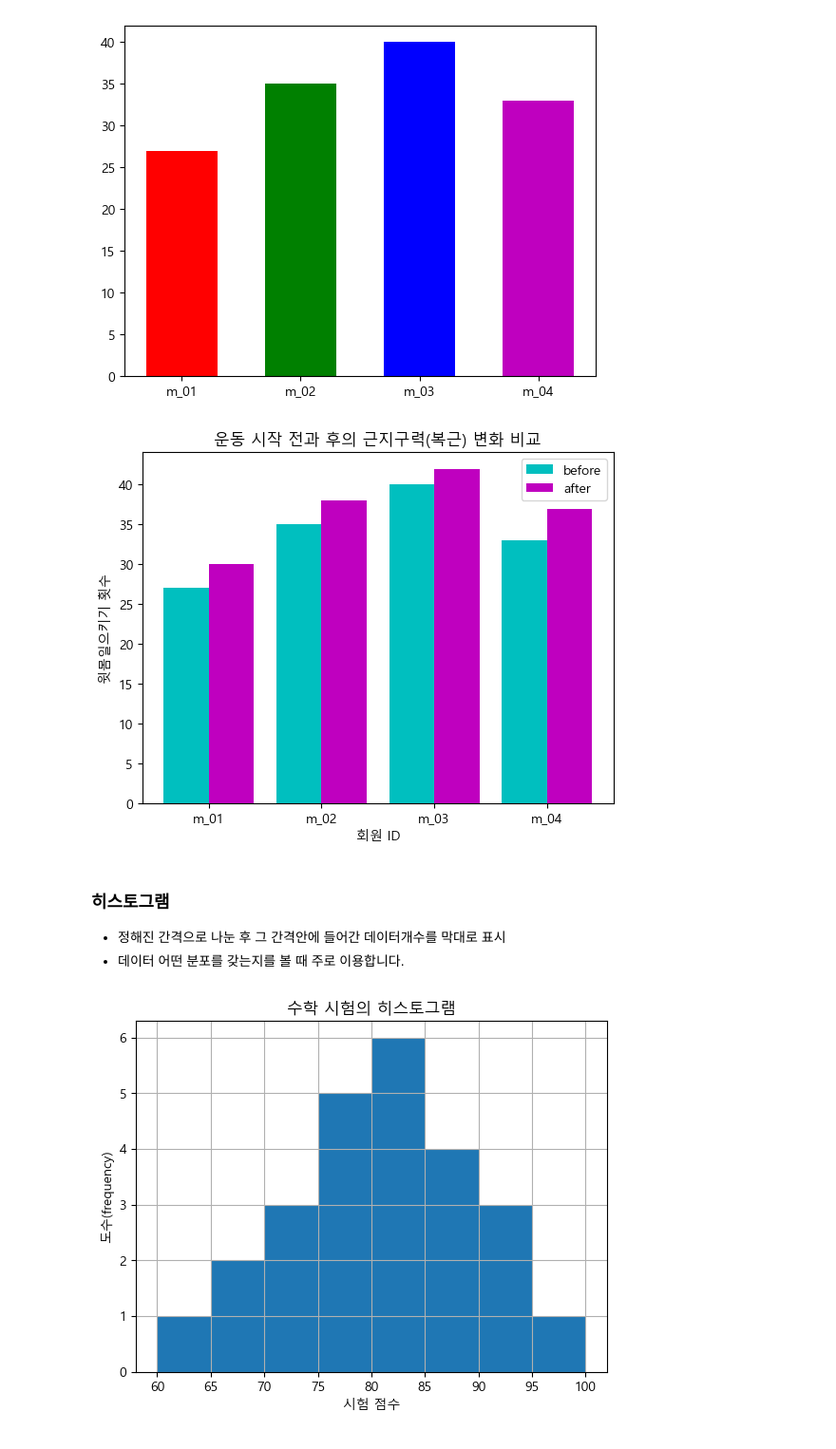
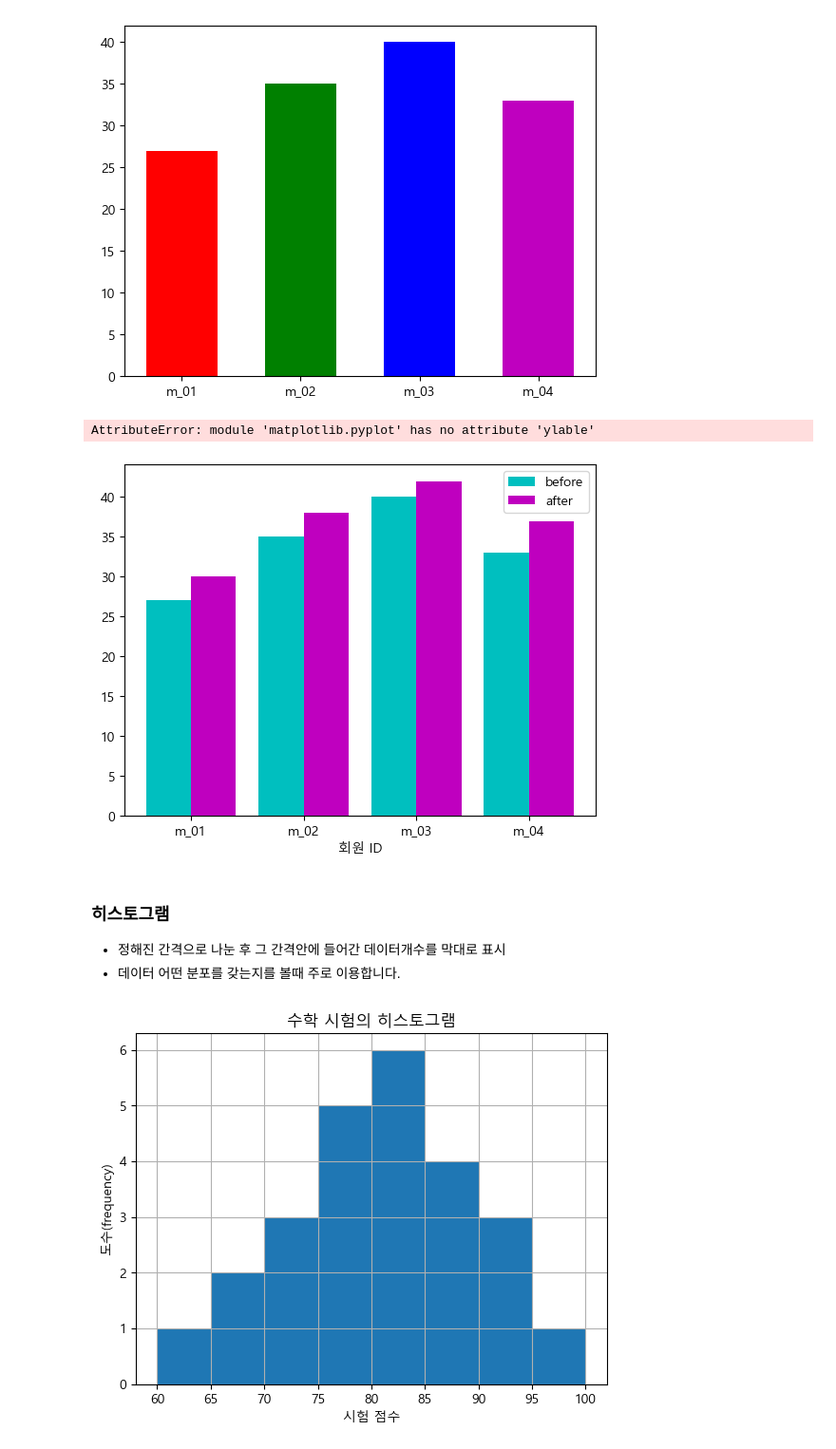
Before and after one commit to Kochangwoo3/python, a Jupyter notebook: file/ch12_데이터시각화.ipynb, the cells around one changed output. Shown at 95% size. Saved outputs shown, nothing was run; the diff lists cells and outputs as text; code cells hidden in the pictures.

```diff
--- a/file/ch12_데이터시각화.ipynb
+++ b/file/ch12_데이터시각화.ipynb
@@ -257,20 +257,21 @@ plt.show()
 # %%
 barWidth = 0.4
 plt.bar(index, before_ex, color='c', align='edge', width=barWidth, label='before')
 plt.bar(index+barWidth, after_ex, color='m', align='edge', width=barWidth, label='after')
 
 plt.xticks(index+barWidth, member_IDs)
 plt.legend()
 plt.xlabel('회원 ID')
-plt.ylabel('윗몸일으키기 횟수')
-plt.title('운동 시작 전과 후의 근지구력(복근) 변화 비교')
+plt.ylable('윗몸일으키기 횟수')
+plt.title('운동 시작 전과 후의  근지구력(복근) 변화 비교')
 plt.show()
 # %% [output]
+AttributeError: module 'matplotlib.pyplot' has no attribute 'ylable'
-[figure, old version]
+[figure, new version]
 # %% [markdown]
 ### 히스토그램
 - 정해진 간격으로 나눈 후 그 간격안에 들어간 데이터개수를 막대로 표시
-- 데이터 어떤 분포를 갖는지를 볼 때 주로 이용합니다.
+- 데이터 어떤 분포를 갖는지를 볼때 주로 이용합니다.
 # %%
 import matplotlib.pyplot as plt
 
```
Also changed, not shown: parts of 43 cells of this notebook, 21 other files.
